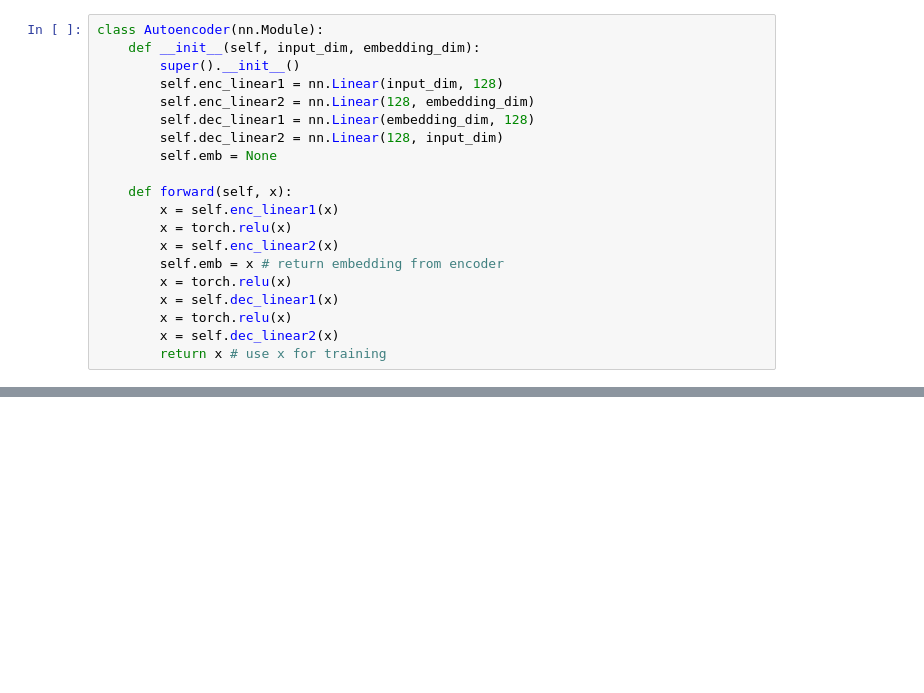
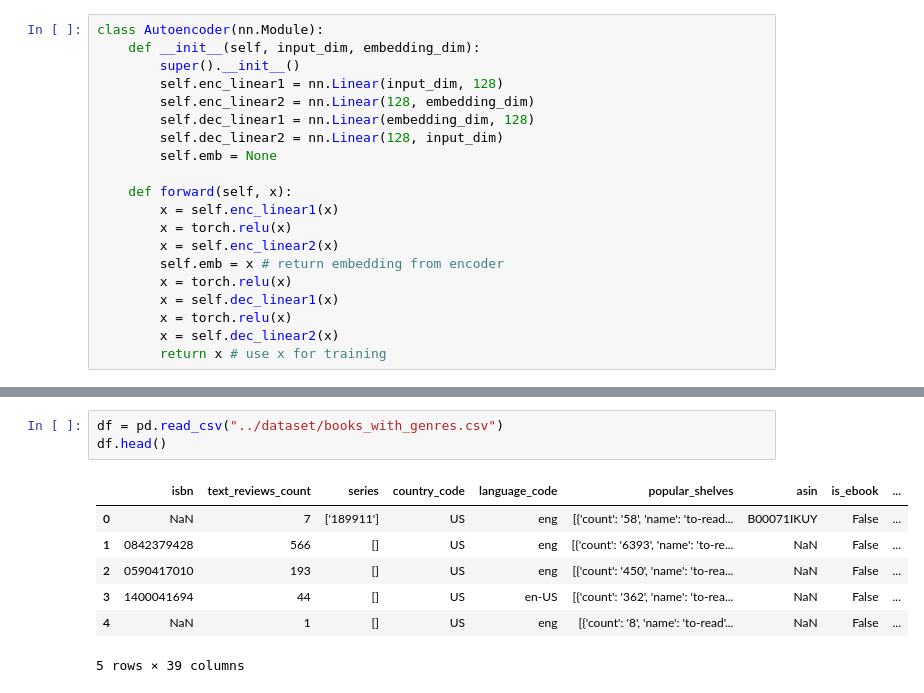
Before and after one commit to Srini-98/CS5260-Neural-Networks-2, a Jupyter notebook: matrix_factorization/matrix_factorization.ipynb, the cells around one changed output, grey strips where cells are left out. Saved outputs shown, nothing was run; the diff lists cells and outputs as text; blank space fills up the shorter version.

```diff
--- a/matrix_factorization/matrix_factorization.ipynb
+++ b/matrix_factorization/matrix_factorization.ipynb
@@ -155,0 +194,11 @@ Average loss for epoch 300 = 2.978255271911621
+# %%
+df = pd.read_csv("../dataset/books_with_genres.csv")
+df.head()
+# %% [output]
+|  | isbn | text_reviews_count | series | country_code | language_code | popular_shelves | asin | is_ebook | ... |
+| 0 | NaN | 7 | ['189911'] | US | eng | [{'count': '58', 'name': 'to-read... | B00071IKUY | False | ... |
+| 1 | 0842379428 | 566 | [] | US | eng | [{'count': '6393', 'name': 'to-re... | NaN | False | ... |
+| 2 | 0590417010 | 193 | [] | US | eng | [{'count': '450', 'name': 'to-rea... | NaN | False | ... |
+| 3 | 1400041694 | 44 | [] | US | en-US | [{'count': '362', 'name': 'to-rea... | NaN | False | ... |
+| 4 | NaN | 1 | [] | US | eng | [{'count': '8', 'name': 'to-read'... | NaN | False | ... |
+5 rows × 39 columns
```
Also changed, not shown: parts of 19 cells of this notebook.
